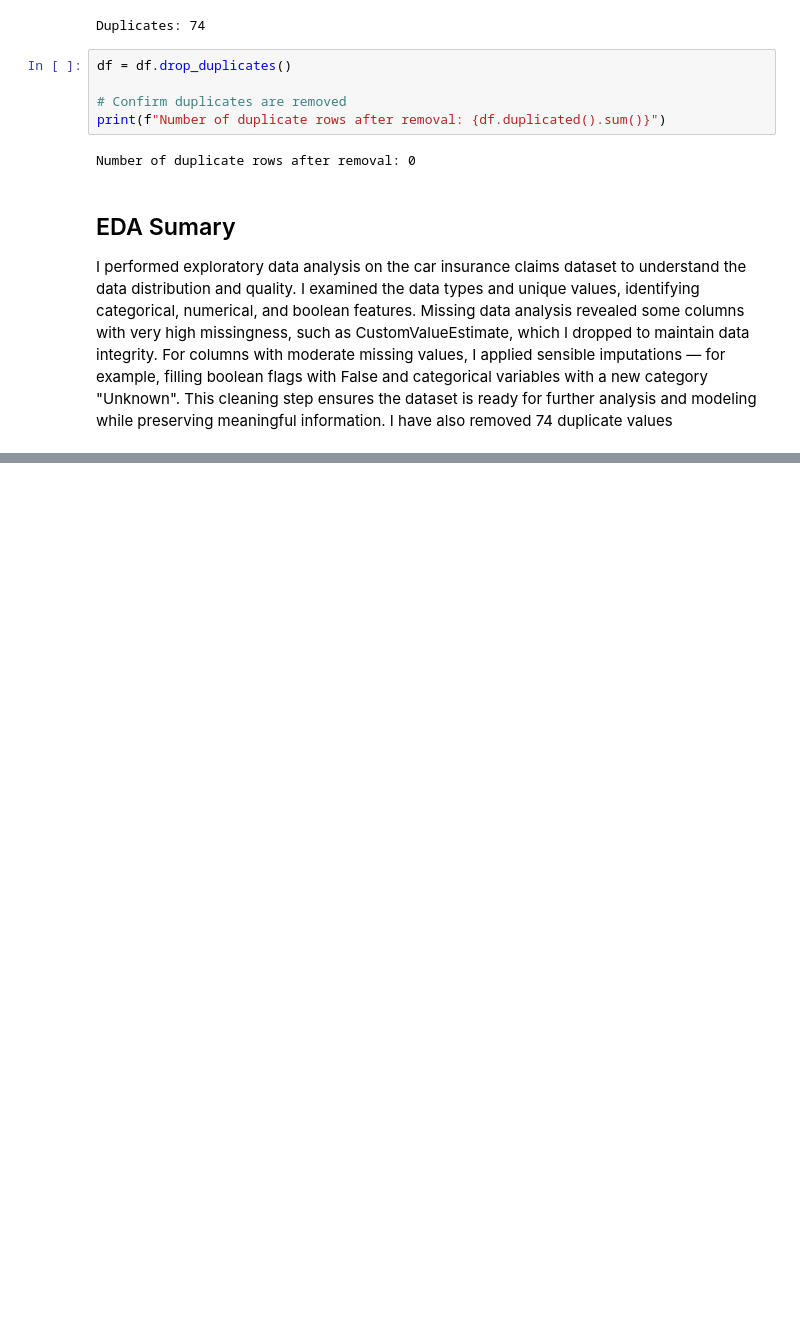
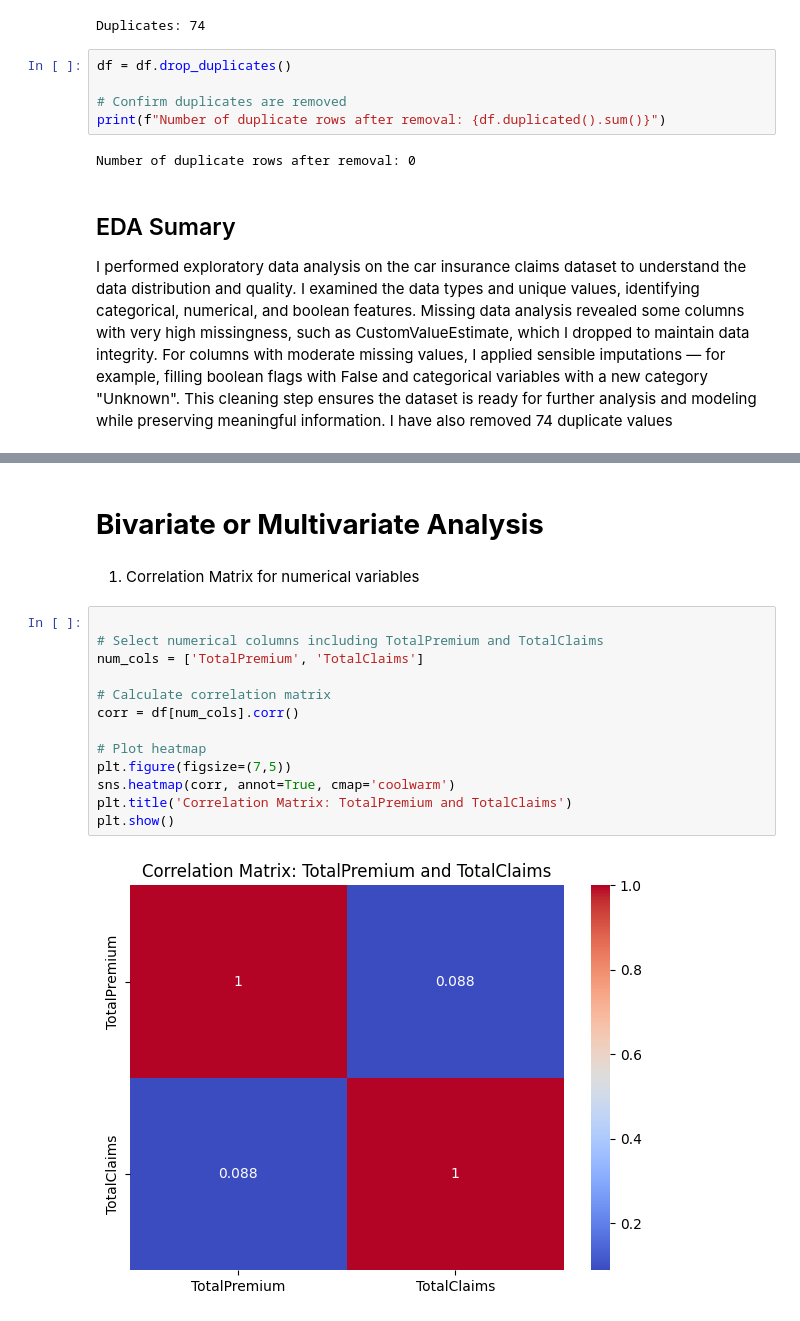
Before and after one commit to esubalew-gosaye/alpha-risk-analytics-predictive-modeling, a Jupyter notebook: notebooks/task_1_eda.ipynb, the cells around one changed output, grey strips where cells are left out. Drawn from its saved outputs; the diff is of its cells as text; blank space fills up the shorter version.

```diff
--- a/notebooks/task_1_eda.ipynb
+++ b/notebooks/task_1_eda.ipynb
@@ -353,0 +416,19 @@ df.describe()
+# %% [markdown]
+# **Bivariate or Multivariate Analysis**
+# %% [markdown]
+1. Correlation Matrix for numerical variables
+# %%
+
+# Select numerical columns including TotalPremium and TotalClaims
+num_cols = ['TotalPremium', 'TotalClaims']
+
+# Calculate correlation matrix
+corr = df[num_cols].corr()
+
+# Plot heatmap
+plt.figure(figsize=(7,5))
+sns.heatmap(corr, annot=True, cmap='coolwarm')
+plt.title('Correlation Matrix: TotalPremium and TotalClaims')
+plt.show()
+# %% [output]
+[figure, added]
```
Also changed, not shown: parts of 10 cells of this notebook.
